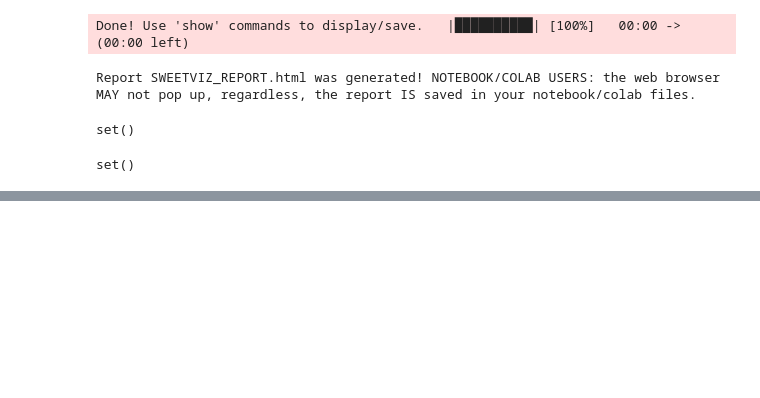
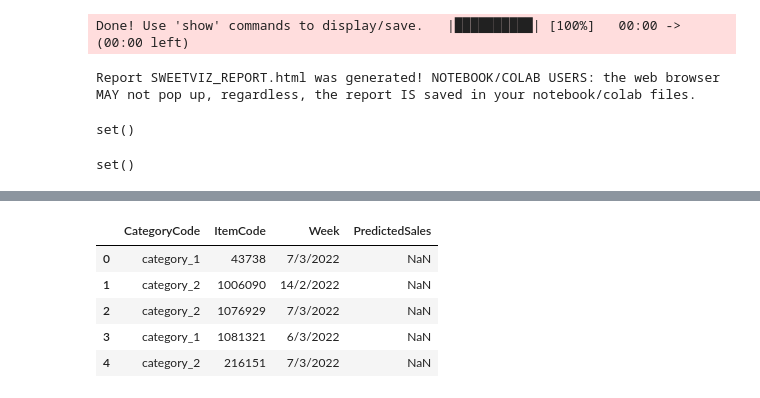
Before and after one commit to BoTZ-TND/DataStorm-2022, a Jupyter notebook: notebooks/main_eda.ipynb, the cells around one changed output, grey strips where cells are left out. Cells and saved outputs as stored; diff of their text form; code cells hidden in the pictures; blank space fills up the shorter version.

```diff
--- a/notebooks/main_eda.ipynb
+++ b/notebooks/main_eda.ipynb
@@ -36,0 +46,21 @@ set()
+# %%
+date_map = {
+    'w1': '14/2/2022',
+    'w2': '21/2/2022',
+    'w3': '6/3/2022',
+    'w4': '7/3/2022'
+}
+
+test_udf = test_df.copy()
+test_udf['Week'] = test_udf['Week'].map(date_map)
+val_udf = val_df.copy()
+val_udf['Week'] = val_udf['Week'].map(date_map)
+
+test_udf.head()
+# %% [output]
+|  | CategoryCode | ItemCode | Week | PredictedSales |
+| 0 | category_1 | 43738 | 7/3/2022 | NaN |
+| 1 | category_2 | 1006090 | 14/2/2022 | NaN |
+| 2 | category_2 | 1076929 | 7/3/2022 | NaN |
+| 3 | category_1 | 1081321 | 6/3/2022 | NaN |
+| 4 | category_2 | 216151 | 7/3/2022 | NaN |
```
Also changed, not shown: parts of 2 cells of this notebook, 3 other files.
